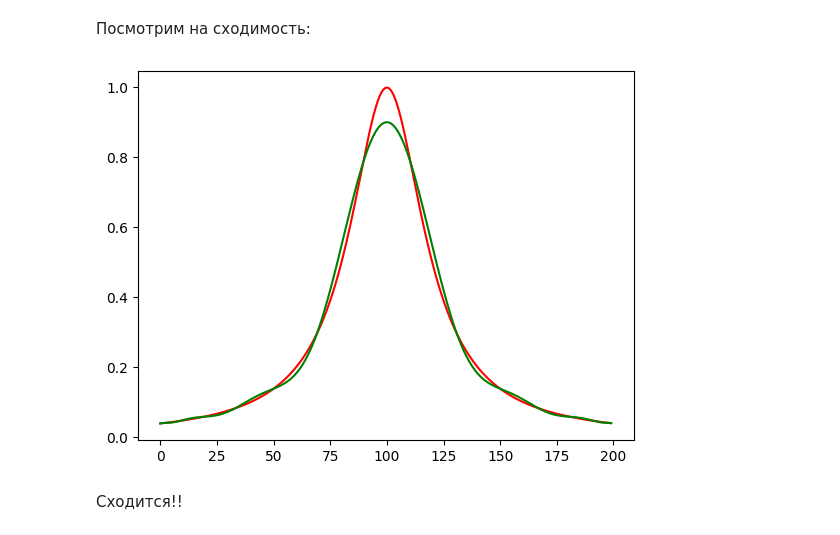
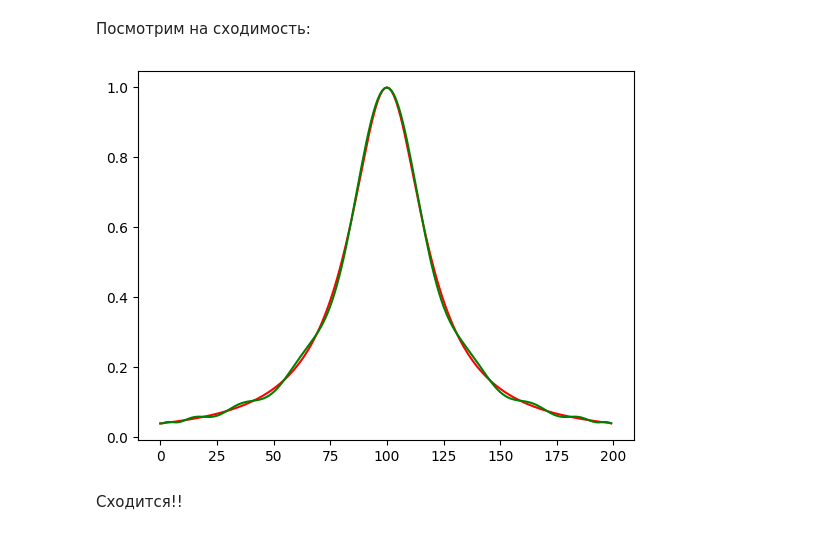
Before and after one commit to letteredMelody/numerical_methods, a Jupyter notebook: function_interpolation.ipynb, the cells around one changed output. Drawn from its saved outputs; the diff is of its cells as text; code cells hidden in the pictures.

```diff
--- a/function_interpolation.ipynb
+++ b/function_interpolation.ipynb
@@ -97,11 +97,11 @@ print(f(x), L(20, x, xi=xi_ch))
 Посмотрим на сходимость:
 # %%
 plt.plot(f(x_test), color='red')
-plt.plot(L(15, x_test, xi=xi_ch), color='green')
+plt.plot(L(20, x_test, xi=xi_ch), color='green')
 
 
 plt.show()
 # %% [output]
-[figure, old version]
+[figure, new version]
 # %% [markdown]
 Cходится!!
```
Also changed, not shown: 1 other file.
